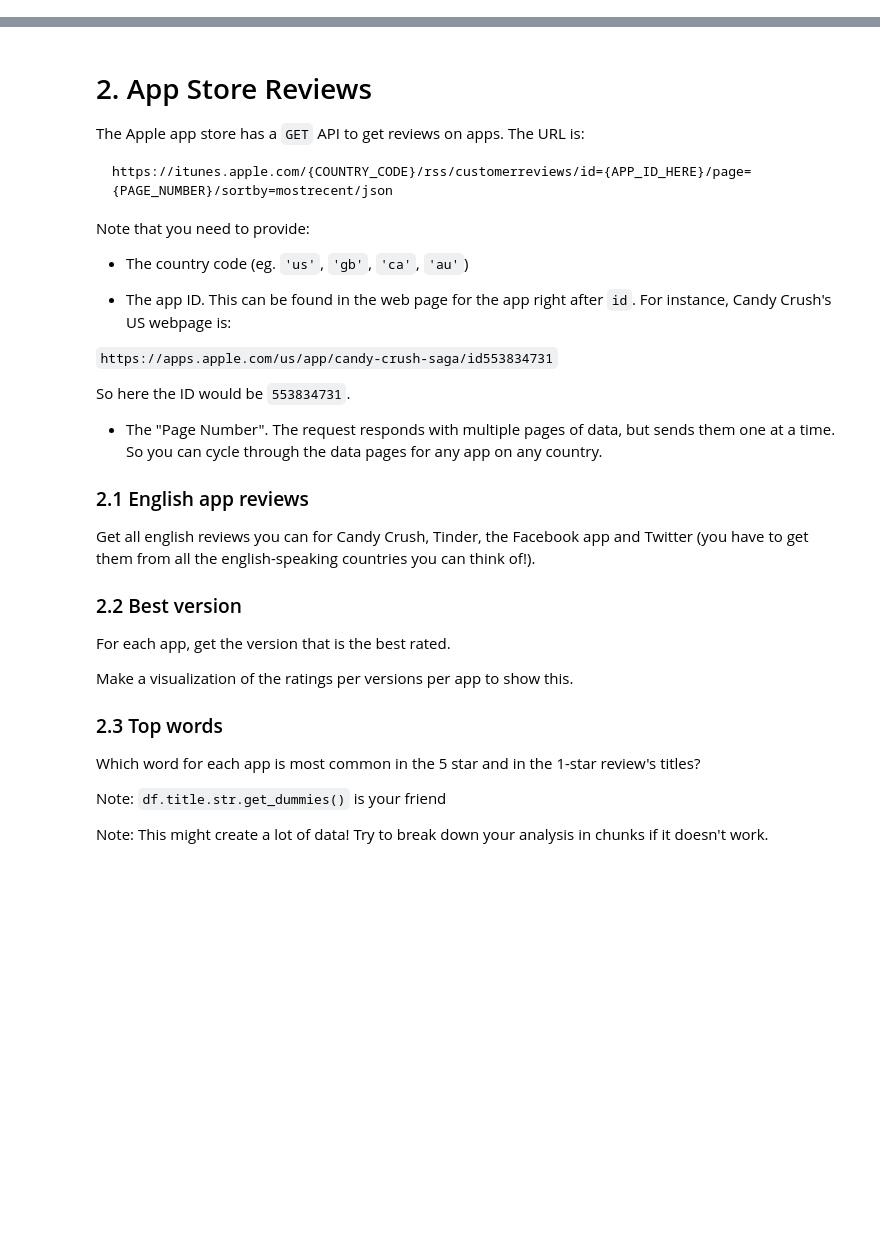
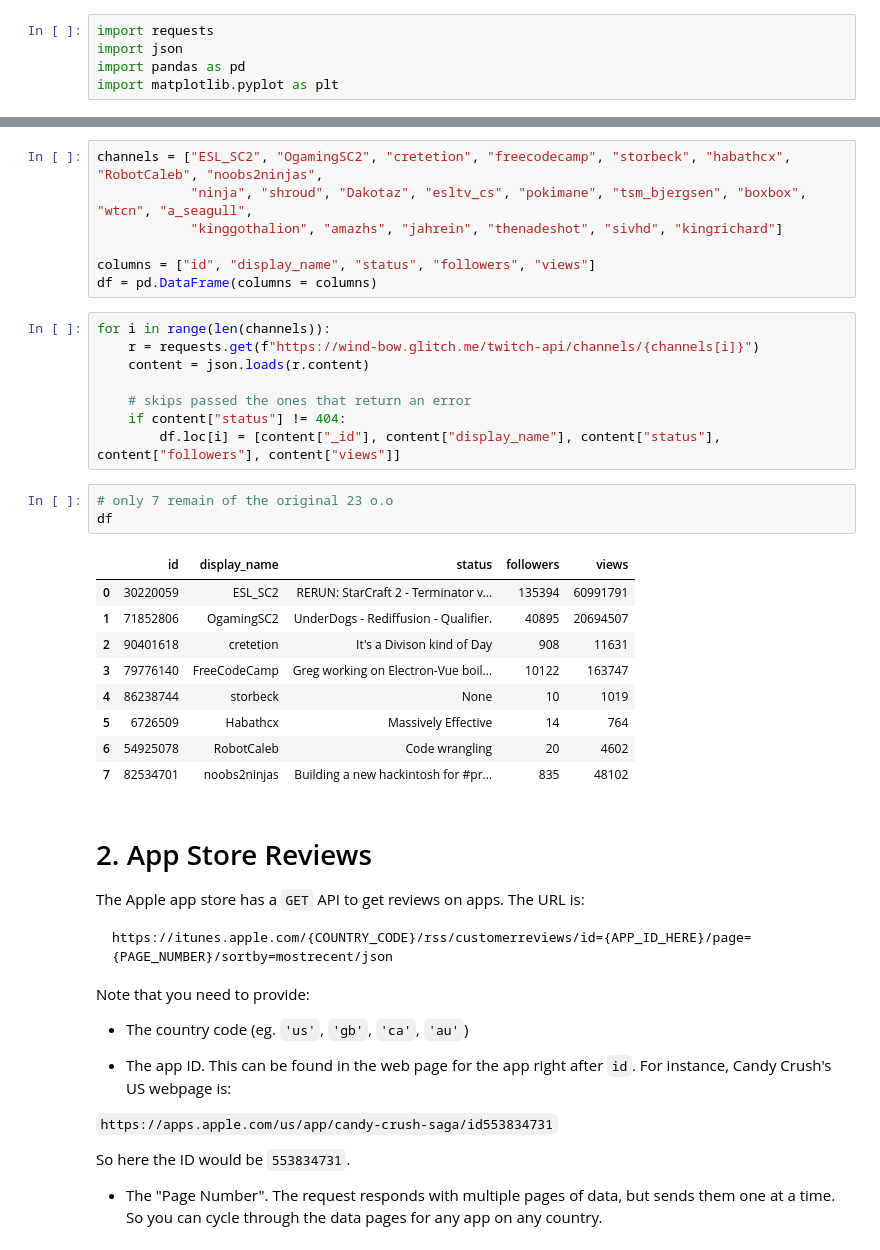
Before and after one commit to cb-ds-1/4-5-web-data, a Jupyter notebook: workshop.ipynb, the cells around one changed output, grey strips where cells are left out. Saved outputs shown, nothing was run; the diff lists cells and outputs as text; blank space fills up the shorter version.

```diff
--- a/workshop.ipynb
+++ b/workshop.ipynb
@@ -1,3 +1,8 @@
+# %%
+import requests
+import json
+import pandas as pd
+import matplotlib.pyplot as plt
 # %% [markdown]
 # 1. Twitch API data
 
@@ -17,6 +22,34 @@ Get the data from the following channels:
 To make into a dataframe that looks like this:
 
 ![](twitch.png)
+# %%
+channels = ["ESL_SC2", "OgamingSC2", "cretetion", "freecodecamp", "storbeck", "habathcx", "RobotCaleb", "noobs2ninjas",
+            "ninja", "shroud", "Dakotaz", "esltv_cs", "pokimane", "tsm_bjergsen", "boxbox", "wtcn", "a_seagull",
+            "kinggothalion", "amazhs", "jahrein", "thenadeshot", "sivhd", "kingrichard"]
+
+columns = ["id", "display_name", "status", "followers", "views"]
+df = pd.DataFrame(columns = columns)
+# %%
+for i in range(len(channels)):
+    r = requests.get(f"https://wind-bow.glitch.me/twitch-api/channels/{channels[i]}")
+    content = json.loads(r.content)
+
+    # skips passed the ones that return an error
+    if content["status"] != 404:
+        df.loc[i] = [content["_id"], content["display_name"], content["status"], content["followers"], content["views"]]
+# %%
+# only 7 remain of the original 23 o.o
+df
+# %% [output]
+|  | id | display_name | status | followers | views |
+| 0 | 30220059 | ESL_SC2 | RERUN: StarCraft 2 - Terminator v... | 135394 | 60991791 |
+| 1 | 71852806 | OgamingSC2 | UnderDogs - Rediffusion - Qualifier. | 40895 | 20694507 |
+| 2 | 90401618 | cretetion | It's a Divison kind of Day | 908 | 11631 |
+| 3 | 79776140 | FreeCodeCamp | Greg working on Electron-Vue boil... | 10122 | 163747 |
+| 4 | 86238744 | storbeck | None | 10 | 1019 |
+| 5 | 6726509 | Habathcx | Massively Effective | 14 | 764 |
+| 6 | 54925078 | RobotCaleb | Code wrangling | 20 | 4602 |
+| 7 | 82534701 | noobs2ninjas | Building a new hackintosh for #pr... | 835 | 48102 |
 # %% [markdown]
 # 2. App Store Reviews
 
@@ -37,21 +70,3 @@ Note that you need to provide:
 So here the ID would be `553834731`.
 
 - The "Page Number". The request responds with multiple pages of data, but sends them one at a time. So you can cycle through the data pages for any app on any country.
-
-### 2.1 English app reviews
-
-Get all english reviews you can for Candy Crush, Tinder, the Facebook app and Twitter (you have to get them from all the english-speaking countries you can think of!).
-
-### 2.2 Best version
-
-For each app, get the version that is the best rated.
-
-Make a visualization of the ratings per versions per app to show this.
-
-### 2.3 Top words
-
-Which word for each app is most common in the 5 star and in the 1-star review's titles?
-
-Note: `df.title.str.get_dummies()` is your friend
-
-Note: This might create a lot of data! Try to break down your analysis in chunks if it doesn't work.
```
Also changed, not shown: parts of 14 cells of this notebook, 2 other files.
